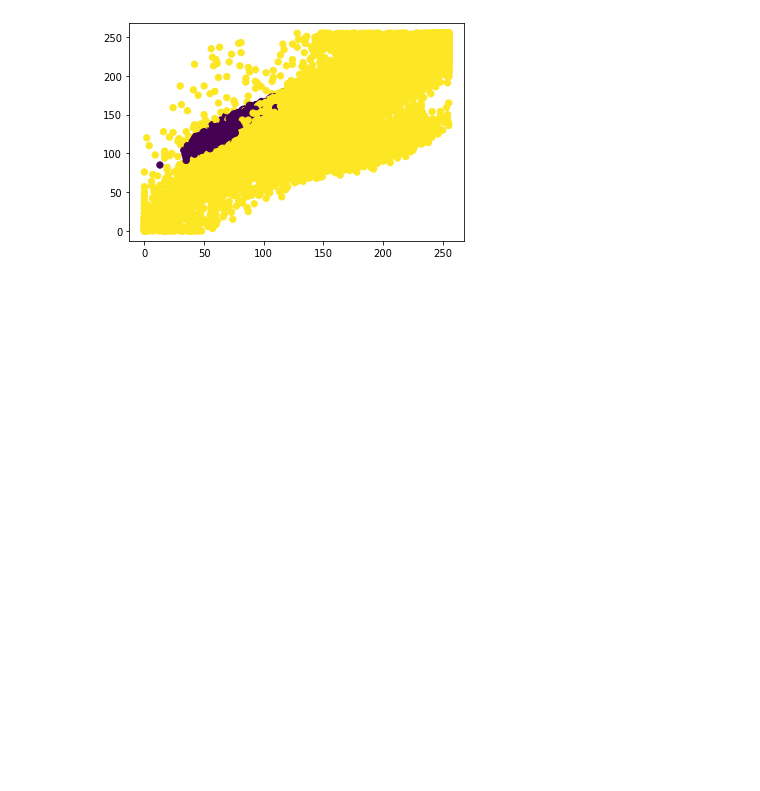
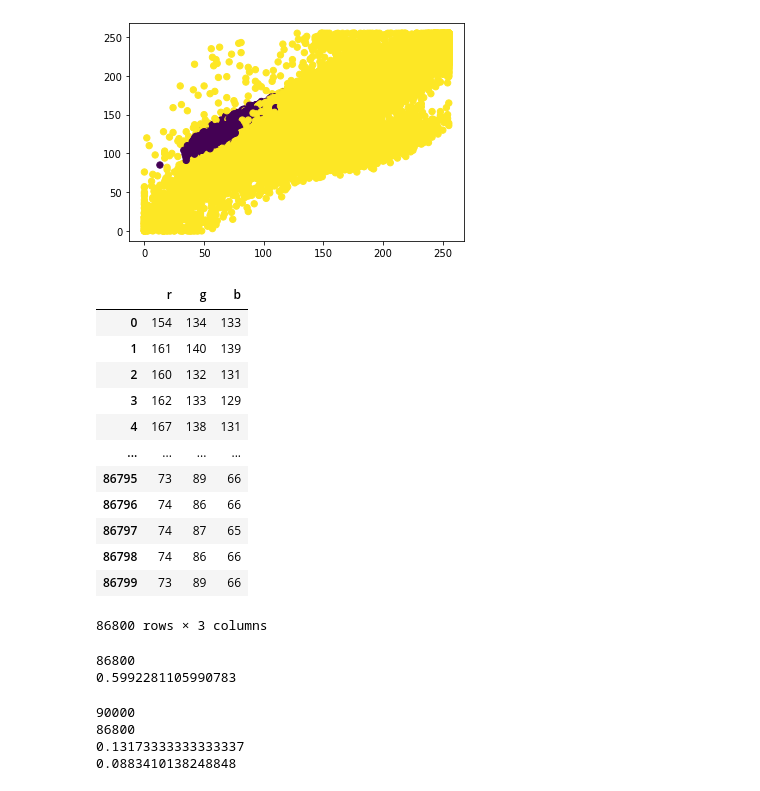
Before and after one commit to hfchen2132131/multimedia_hw4, a Jupyter notebook: hw4.ipynb, the cells around one changed output. Saved outputs shown, nothing was run; the diff lists cells and outputs as text; code cells hidden in the pictures; blank space fills up the shorter version.

```diff
--- a/hw4.ipynb
+++ b/hw4.ipynb
@@ -95,3 +110,57 @@ print(accuracy_score(Y,result))
 # %% [output]
 0.8513111111111111
 [figure]
+# %%
+img2 = cv2.imread("./hw4/soccer2.jpg")
+img2_df = pd.DataFrame(img2.reshape(-1,3),columns=["r","g","b"])
+img2_df
+# %% [output]
+|  | r | g | b |
+| 0 | 154 | 134 | 133 |
+| 1 | 161 | 140 | 139 |
+| 2 | 160 | 132 | 131 |
+| 3 | 162 | 133 | 129 |
+| 4 | 167 | 138 | 131 |
+| ... | ... | ... | ... |
+| 86795 | 73 | 89 | 66 |
+| 86796 | 74 | 86 | 66 |
+| 86797 | 74 | 87 | 65 |
+| 86798 | 74 | 86 | 66 |
+| 86799 | 73 | 89 | 66 |
+86800 rows × 3 columns
+# %%
+img2_mask = cv2.imread("./hw4/soccer2_mask.png")
+mask2_df = pd.read_csv("./hw4/soccer2_mask.csv")
+X2 = img2_df[["r","g","b"]]
+Y2 = mask2_df["GT (True/False)"]
+print(len(X2.index))
+result2 = M1.predict(X2)
+
+img_out(result2, img2, "output2.jpg")
+print(accuracy_score(Y2,result2))
+# %% [output]
+86800
+0.5992281105990783
+# %%
+X3 = pd.concat([X,X2], axis=0)
+Y3 = pd.concat([Y,Y2], axis=0)
+
+M2 = GMM(n_components=2)
+M2.fit(X3, Y3)
+
+result3_1 = M2.predict(X)
+result3_2 = M2.predict(X2)
+
+print(len(result3_1))
+print(len(result3_2))
+
+img_out(result3_1,img1,"output3_1.jpg")
+img_out(result3_2,img2,"output3_2.jpg")
+
+print(1-accuracy_score(Y,result3_1))
+print(accuracy_score(Y2,result3_2))
+# %% [output]
+90000
+86800
+0.13173333333333337
+0.0883410138248848
```
Also changed, not shown: parts of 3 cells of this notebook.
